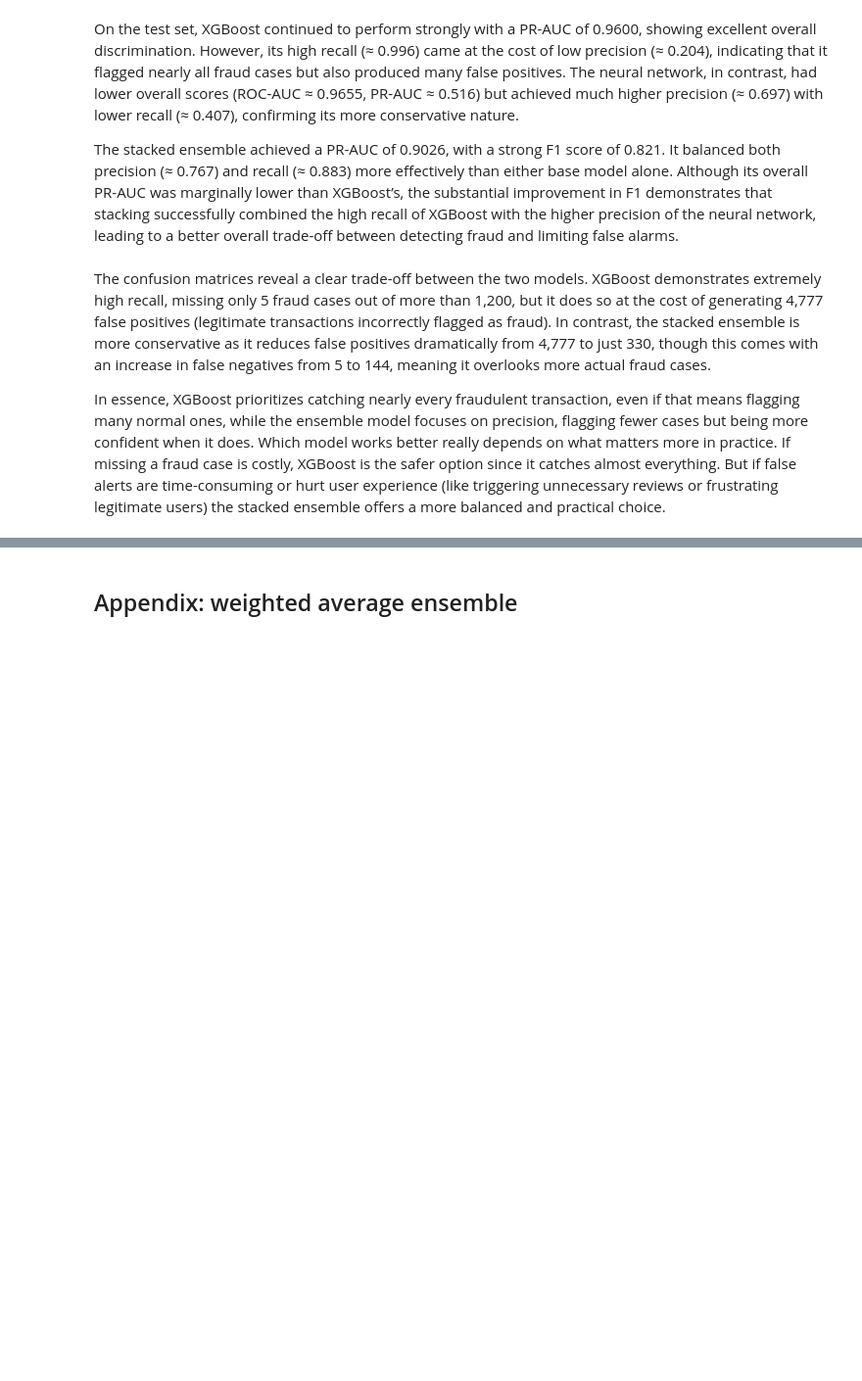
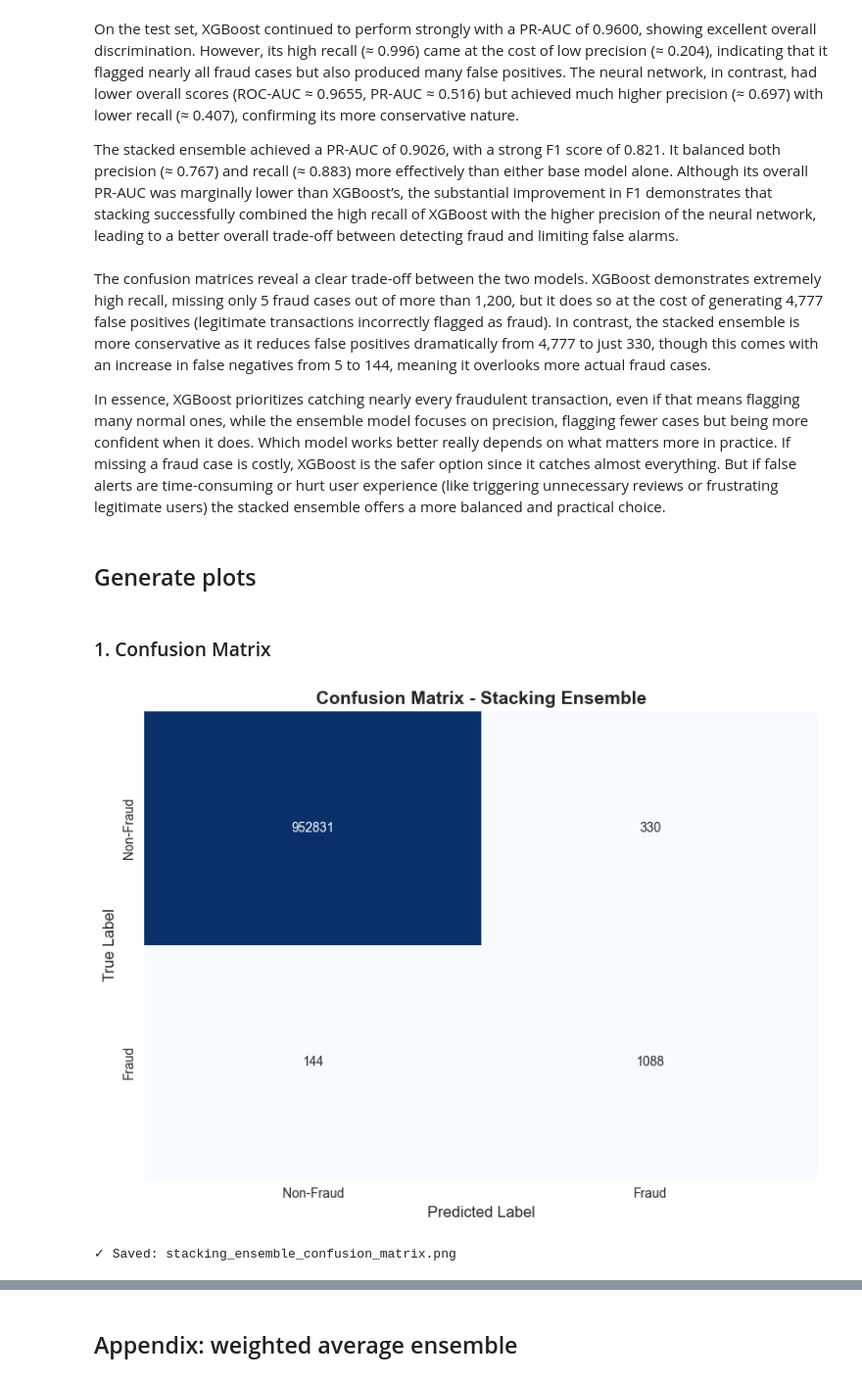
Before and after one commit to jl5045/DSA4263, a Jupyter notebook: notebooks/6_Ensemble_Model.ipynb, the cells around one changed output, grey strips where cells are left out. Shown: that part at 98% size. Saved outputs shown, nothing was run; the diff lists cells and outputs as text; code cells hidden in the pictures; blank space fills up the shorter version.

Commit message:
include plots for ensemble

```diff
--- a/notebooks/6_Ensemble_Model.ipynb
+++ b/notebooks/6_Ensemble_Model.ipynb
@@ -285,7 +280,7 @@ Validation — Base XGB: {'roc_auc': 0.9995801499861084, 'pr_auc': 0.96941919268
 # %%
 thr_nn = 0.8404
-p_nn_val  = keras_proba_binary(nn_model, Xval_nn)
-base_nn_val  = metrics_from_proba(yval_nn, p_nn_val, thr=thr_nn)
+p_nn_val  = nn_prob(nn_model, Xval_nn)
+base_nn_val  = calculate_metrics(yval_nn, p_nn_val, thr=thr_nn)
 
 print("Validation — Base NN :", base_nn_val)
 # %% [output]
@@ -324,6 +319,6 @@ Unlike simple weighted averaging, these weights are not manually fixed but are l
 # %% [markdown]
 ## Ensemble model implementation
 # %%
-p_xgb_test = xgb_proba_binary(xgb_model, Xtest_xgb)
-p_nn_test  = keras_proba_binary(nn_model, Xtest_nn)
+p_xgb_test = xgb_prob(xgb_model, Xtest_xgb)
+p_nn_test  = nn_prob(nn_model, Xtest_nn)
 # %%
@@ -387,10 +382,6 @@ Test — Stacking: {'roc_auc': 0.999128674170784, 'pr_auc': 0.9026090156661235,
 # %%
-# Using tuned thresholds
-thr_xgb = 0.3104
-thr_stack = 0.23329459955403634
-
 pred_xgb_test = (p_xgb_test >= thr_xgb).astype(int)
-pred_stack_test = (p_meta_test >= thr_stack).astype(int)
+pred_stack_test = (p_meta_test >= thr_meta).astype(int)
 
 # Compute confusion matrix for each
 from sklearn.metrics import confusion_matrix
@@ -426,3 +417,33 @@ The stacked ensemble achieved a PR-AUC of 0.9026, with a strong F1 score of 0.82
 The confusion matrices reveal a clear trade-off between the two models. XGBoost demonstrates extremely high recall, missing only 5 fraud cases out of more than 1,200, but it does so at the cost of generating 4,777 false positives (legitimate transactions incorrectly flagged as fraud). In contrast, the stacked ensemble is more conservative as it reduces false positives dramatically from 4,777 to just 330, though this comes with an increase in false negatives from 5 to 144, meaning it overlooks more actual fraud cases.
 
 In essence, XGBoost prioritizes catching nearly every fraudulent transaction, even if that means flagging many normal ones, while the ensemble model focuses on precision, flagging fewer cases but being more confident when it does. Which model works better really depends on what matters more in practice. If missing a fraud case is costly, XGBoost is the safer option since it catches almost everything. But if false alerts are time-consuming or hurt user experience (like triggering unnecessary reviews or frustrating legitimate users) the stacked ensemble offers a more balanced and practical choice.
+# %% [markdown]
+## Generate plots
+# %%
+# Create plots directory if it doesn't exist
+plots_dir = "../plots"
+os.makedirs(plots_dir, exist_ok=True)
+
+# Set style for better-looking plots
+sns.set_style("whitegrid")
+plt.rcParams['figure.figsize'] = (10, 6)
+# %% [markdown]
+### 1. Confusion Matrix
+# %%
+# Confusion Matrix
+cm = confusion_matrix(ytest_xgb, pred_stack_test)
+
+fig, ax = plt.subplots(figsize=(8, 6))
+sns.heatmap(cm, annot=True, fmt='d', cmap='Blues', cbar=False,
+            xticklabels=['Non-Fraud', 'Fraud'],
+            yticklabels=['Non-Fraud', 'Fraud'])
+ax.set_xlabel('Predicted Label', fontsize=12)
+ax.set_ylabel('True Label', fontsize=12)
+ax.set_title('Confusion Matrix - Stacking Ensemble', fontsize=14, fontweight='bold')
+plt.tight_layout()
+plt.savefig(os.path.join(plots_dir, 'stacking_ensemble_confusion_matrix.png'), dpi=300, bbox_inches='tight')
+plt.show()
+print("✓ Saved: stacking_ensemble_confusion_matrix.png")
+# %% [output]
+[figure, added]
+✓ Saved: stacking_ensemble_confusion_matrix.png
```
Also changed, not shown: parts of 20 cells of this notebook, 5 other files.
